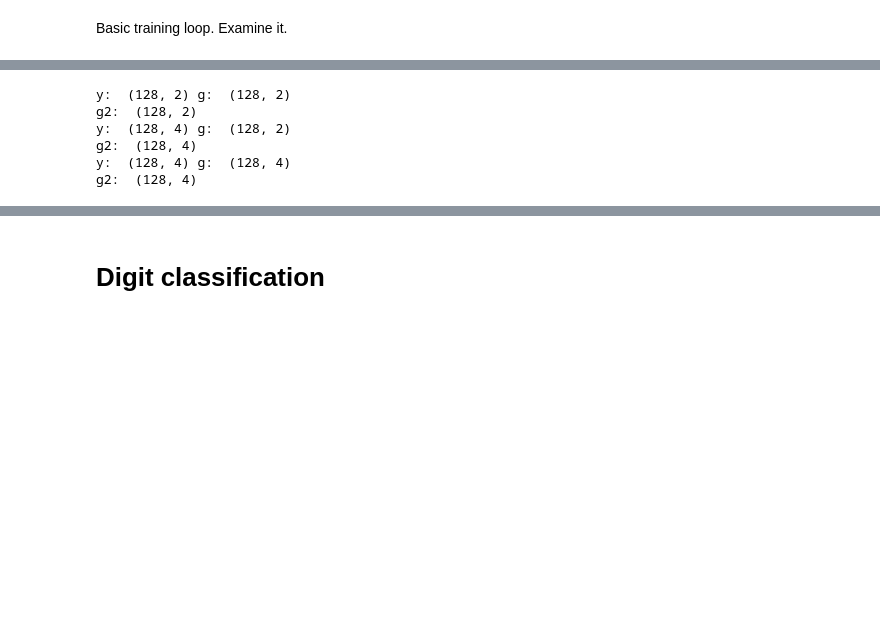
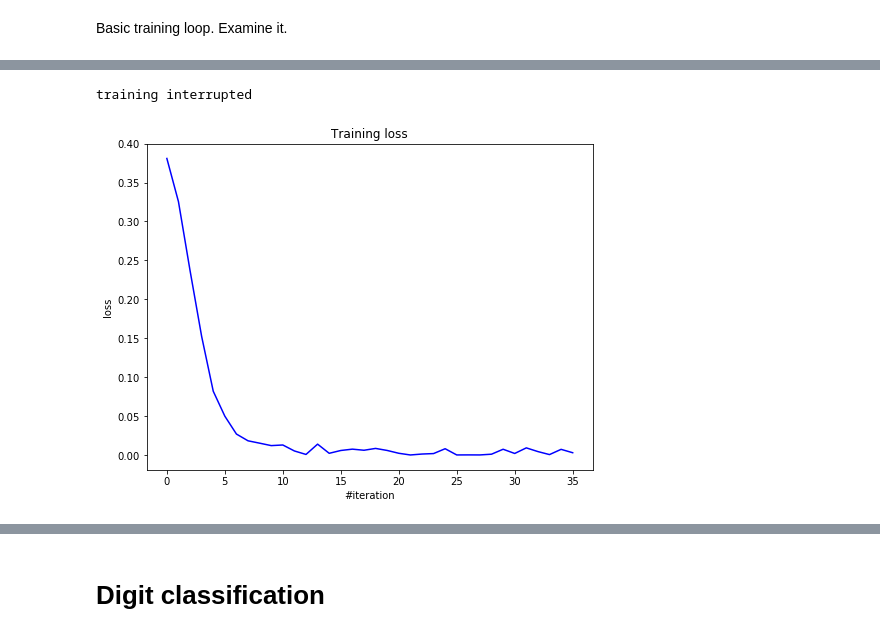
Before and after one commit to AnatoliiPotapov/ML-MIPT, a Jupyter notebook: hw5/hw1_main.ipynb, the cells around one changed output, grey strips where cells are left out. Drawn from its saved outputs; the diff is of its cells as text; code cells hidden in the pictures; blank space fills up the shorter version.

```diff
--- a/hw5/hw1_main.ipynb
+++ b/hw5/hw1_main.ipynb
@@ -271,9 +332,5 @@ KeyboardInterrupt:
 # %%
-_ = train(net2)
+_ = train(net2, train_dataset)
 # %% [output]
-y:  (128, 2) g:  (128, 2)
-g2:  (128, 2)
-y:  (128, 4) g:  (128, 2)
-g2:  (128, 4)
-y:  (128, 4) g:  (128, 4)
-g2:  (128, 4)
+training interrupted
+[figure, added]
```
Also changed, not shown: parts of 36 cells of this notebook, 3 other files.
